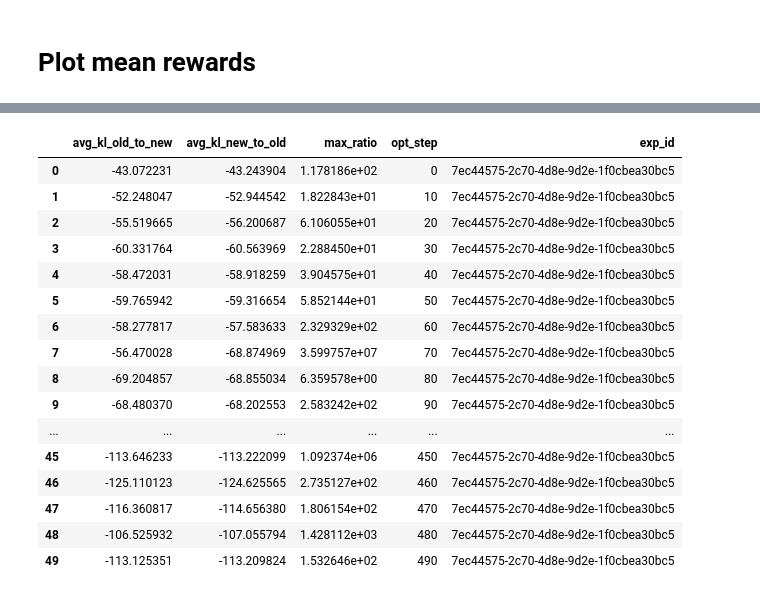
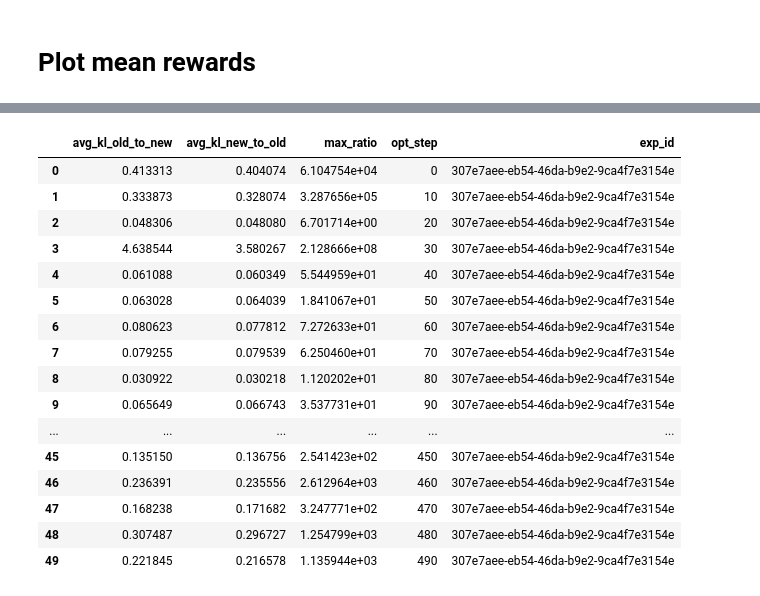
Before and after one commit to chloechsu/code-for-paper, a Jupyter notebook: analysis/experiment_results_beta_kl_debug.ipynb, the cells around one changed output, grey strips where cells are left out. Cells and saved outputs as stored; diff of their text form; code cells hidden in the pictures.

```diff
--- a/analysis/experiment_results_beta_kl_debug.ipynb
+++ b/analysis/experiment_results_beta_kl_debug.ipynb
@@ -111,20 +82,20 @@ Name: exp_id, Length: 103, dtype: object
-# %%
-constraints[constraints['exp_id'] == '7ec44575-2c70-4d8e-9d2e-1f0cbea30bc5']
-# %% [output]
-|  | avg_kl_old_to_new | avg_kl_new_to_old | max_ratio | opt_step | exp_id |
-| 0 | -43.072231 | -43.243904 | 1.178186e+02 | 0 | 7ec44575-2c70-4d8e-9d2e-1f0cbea30bc5 |
-| 1 | -52.248047 | -52.944542 | 1.822843e+01 | 10 | 7ec44575-2c70-4d8e-9d2e-1f0cbea30bc5 |
-| 2 | -55.519665 | -56.200687 | 6.106055e+01 | 20 | 7ec44575-2c70-4d8e-9d2e-1f0cbea30bc5 |
-| 3 | -60.331764 | -60.563969 | 2.288450e+01 | 30 | 7ec44575-2c70-4d8e-9d2e-1f0cbea30bc5 |
-| 4 | -58.472031 | -58.918259 | 3.904575e+01 | 40 | 7ec44575-2c70-4d8e-9d2e-1f0cbea30bc5 |
-| 5 | -59.765942 | -59.316654 | 5.852144e+01 | 50 | 7ec44575-2c70-4d8e-9d2e-1f0cbea30bc5 |
-| 6 | -58.277817 | -57.583633 | 2.329329e+02 | 60 | 7ec44575-2c70-4d8e-9d2e-1f0cbea30bc5 |
-| 7 | -56.470028 | -68.874969 | 3.599757e+07 | 70 | 7ec44575-2c70-4d8e-9d2e-1f0cbea30bc5 |
-| 8 | -69.204857 | -68.855034 | 6.359578e+00 | 80 | 7ec44575-2c70-4d8e-9d2e-1f0cbea30bc5 |
-| 9 | -68.480370 | -68.202553 | 2.583242e+02 | 90 | 7ec44575-2c70-4d8e-9d2e-1f0cbea30bc5 |
-| ... | ... | ... | ... | ... | ... |
-| 45 | -113.646233 | -113.222099 | 1.092374e+06 | 450 | 7ec44575-2c70-4d8e-9d2e-1f0cbea30bc5 |
-| 46 | -125.110123 | -124.625565 | 2.735127e+02 | 460 | 7ec44575-2c70-4d8e-9d2e-1f0cbea30bc5 |
-| 47 | -116.360817 | -114.656380 | 1.806154e+02 | 470 | 7ec44575-2c70-4d8e-9d2e-1f0cbea30bc5 |
-| 48 | -106.525932 | -107.055794 | 1.428112e+03 | 480 | 7ec44575-2c70-4d8e-9d2e-1f0cbea30bc5 |
-| 49 | -113.125351 | -113.209824 | 1.532646e+02 | 490 | 7ec44575-2c70-4d8e-9d2e-1f0cbea30bc5 |
+# %%
+constraints[constraints['exp_id'] == '307e7aee-eb54-46da-b9e2-9ca4f7e3154e']
+# %% [output]
+|  | avg_kl_old_to_new | avg_kl_new_to_old | max_ratio | opt_step | exp_id |
+| 0 | 0.413313 | 0.404074 | 6.104754e+04 | 0 | 307e7aee-eb54-46da-b9e2-9ca4f7e3154e |
+| 1 | 0.333873 | 0.328074 | 3.287656e+05 | 10 | 307e7aee-eb54-46da-b9e2-9ca4f7e3154e |
+| 2 | 0.048306 | 0.048080 | 6.701714e+00 | 20 | 307e7aee-eb54-46da-b9e2-9ca4f7e3154e |
+| 3 | 4.638544 | 3.580267 | 2.128666e+08 | 30 | 307e7aee-eb54-46da-b9e2-9ca4f7e3154e |
+| 4 | 0.061088 | 0.060349 | 5.544959e+01 | 40 | 307e7aee-eb54-46da-b9e2-9ca4f7e3154e |
+| 5 | 0.063028 | 0.064039 | 1.841067e+01 | 50 | 307e7aee-eb54-46da-b9e2-9ca4f7e3154e |
+| 6 | 0.080623 | 0.077812 | 7.272633e+01 | 60 | 307e7aee-eb54-46da-b9e2-9ca4f7e3154e |
+| 7 | 0.079255 | 0.079539 | 6.250460e+01 | 70 | 307e7aee-eb54-46da-b9e2-9ca4f7e3154e |
+| 8 | 0.030922 | 0.030218 | 1.120202e+01 | 80 | 307e7aee-eb54-46da-b9e2-9ca4f7e3154e |
+| 9 | 0.065649 | 0.066743 | 3.537731e+01 | 90 | 307e7aee-eb54-46da-b9e2-9ca4f7e3154e |
+| ... | ... | ... | ... | ... | ... |
+| 45 | 0.135150 | 0.136756 | 2.541423e+02 | 450 | 307e7aee-eb54-46da-b9e2-9ca4f7e3154e |
+| 46 | 0.236391 | 0.235556 | 2.612964e+03 | 460 | 307e7aee-eb54-46da-b9e2-9ca4f7e3154e |
+| 47 | 0.168238 | 0.171682 | 3.247771e+02 | 470 | 307e7aee-eb54-46da-b9e2-9ca4f7e3154e |
+| 48 | 0.307487 | 0.296727 | 1.254799e+03 | 480 | 307e7aee-eb54-46da-b9e2-9ca4f7e3154e |
+| 49 | 0.221845 | 0.216578 | 1.135944e+03 | 490 | 307e7aee-eb54-46da-b9e2-9ca4f7e3154e |
```
Also changed, not shown: parts of 5 cells of this notebook, 17 other files.
